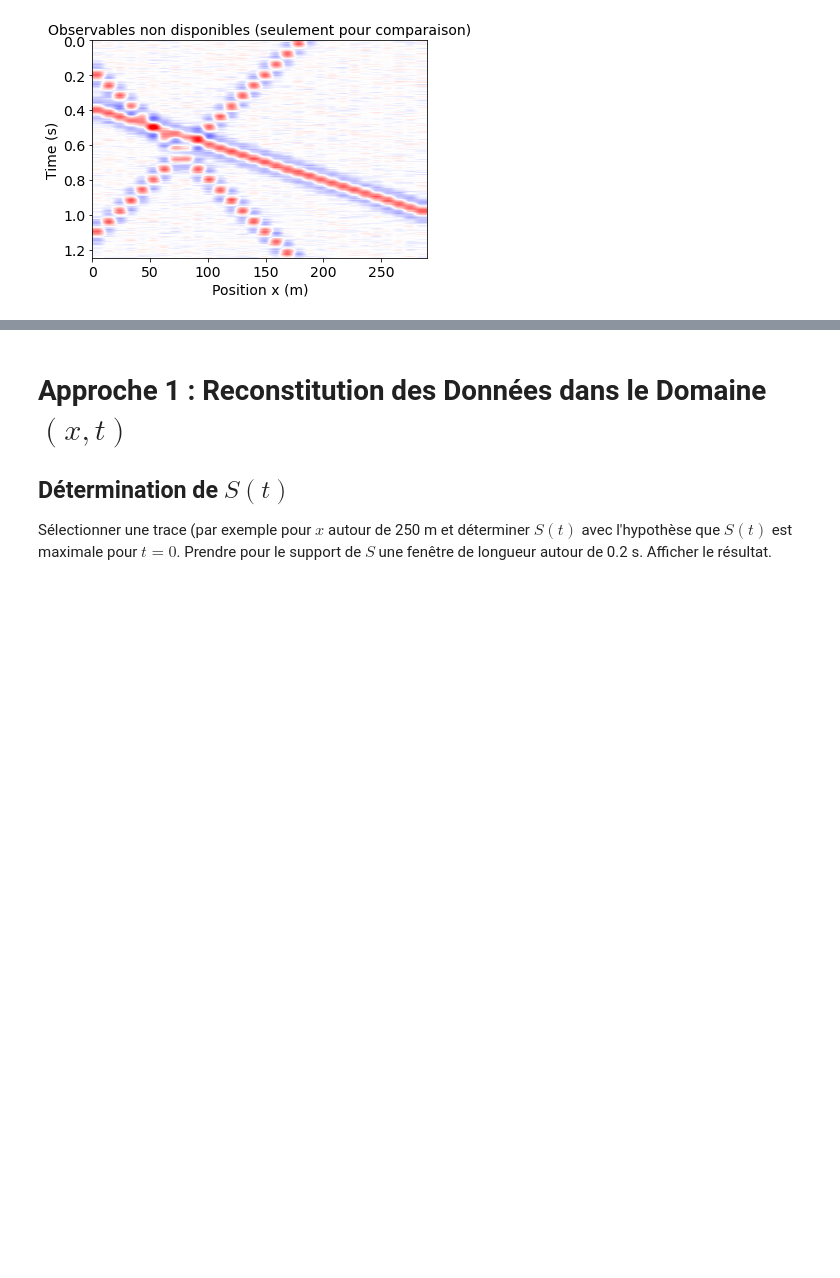
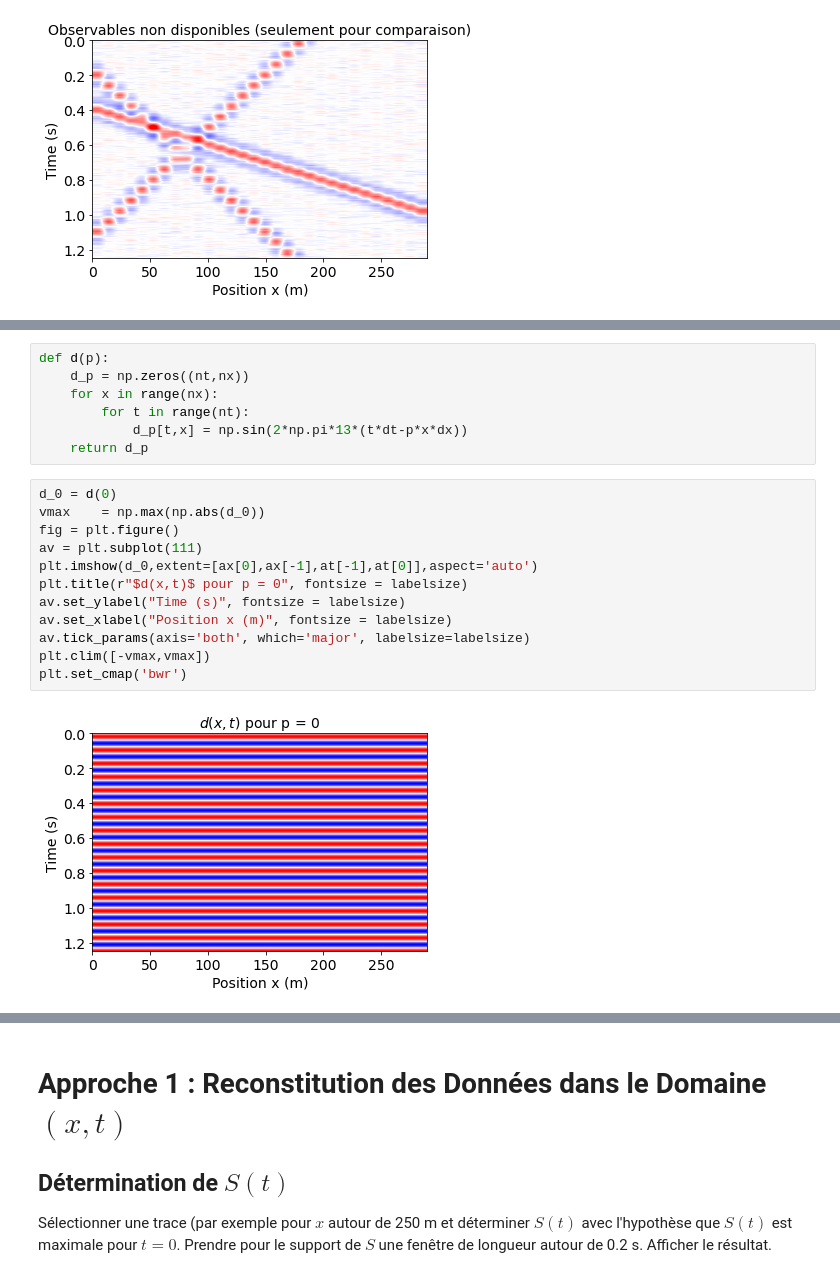
Before and after one commit to 21pili/tds, a Jupyter notebook: mini_projet_groupe1.ipynb, the cells around one changed output, grey strips where cells are left out. Saved outputs shown, nothing was run; the diff lists cells and outputs as text; blank space fills up the shorter version.

```diff
--- a/mini_projet_groupe1.ipynb
+++ b/mini_projet_groupe1.ipynb
@@ -104,0 +135,21 @@ $f_c$ est la fréquence caractéristique du signal (pour l'obtenir, calculer les
+# %%
+def d(p):
+    d_p = np.zeros((nt,nx))
+    for x in range(nx):
+        for t in range(nt):
+            d_p[t,x] = np.sin(2*np.pi*13*(t*dt-p*x*dx))
+    return d_p
+# %%
+d_0 = d(0)
+vmax    = np.max(np.abs(d_0))
+fig = plt.figure()
+av = plt.subplot(111)
+plt.imshow(d_0,extent=[ax[0],ax[-1],at[-1],at[0]],aspect='auto')
+plt.title(r"$d(x,t)$ pour p = 0", fontsize = labelsize)
+av.set_ylabel("Time (s)", fontsize = labelsize)
+av.set_xlabel("Position x (m)", fontsize = labelsize)
+av.tick_params(axis='both', which='major', labelsize=labelsize)
+plt.clim([-vmax,vmax])
+plt.set_cmap('bwr')
+# %% [output]
+[figure, added]
```
Also changed, not shown: parts of 8 cells of this notebook.
